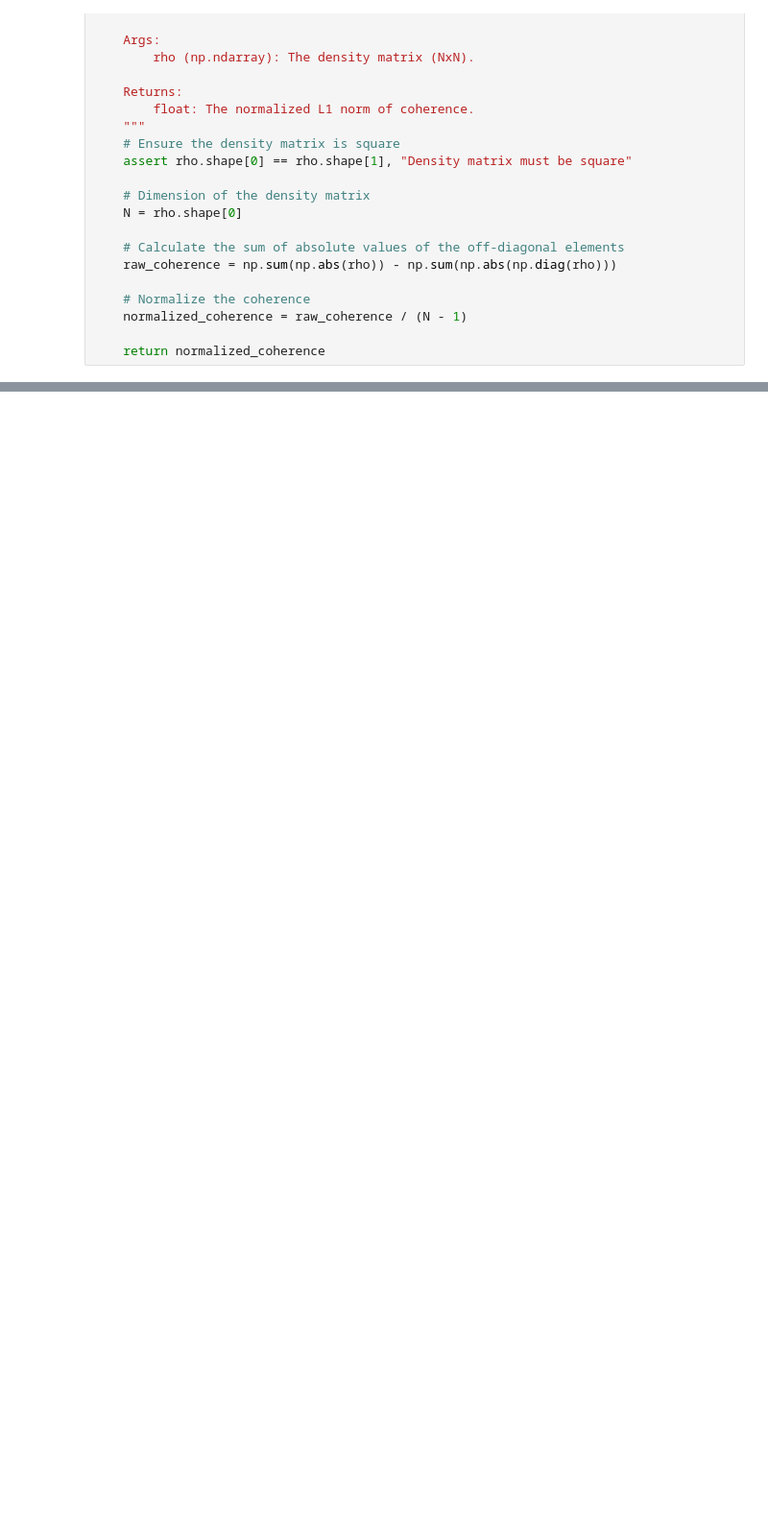
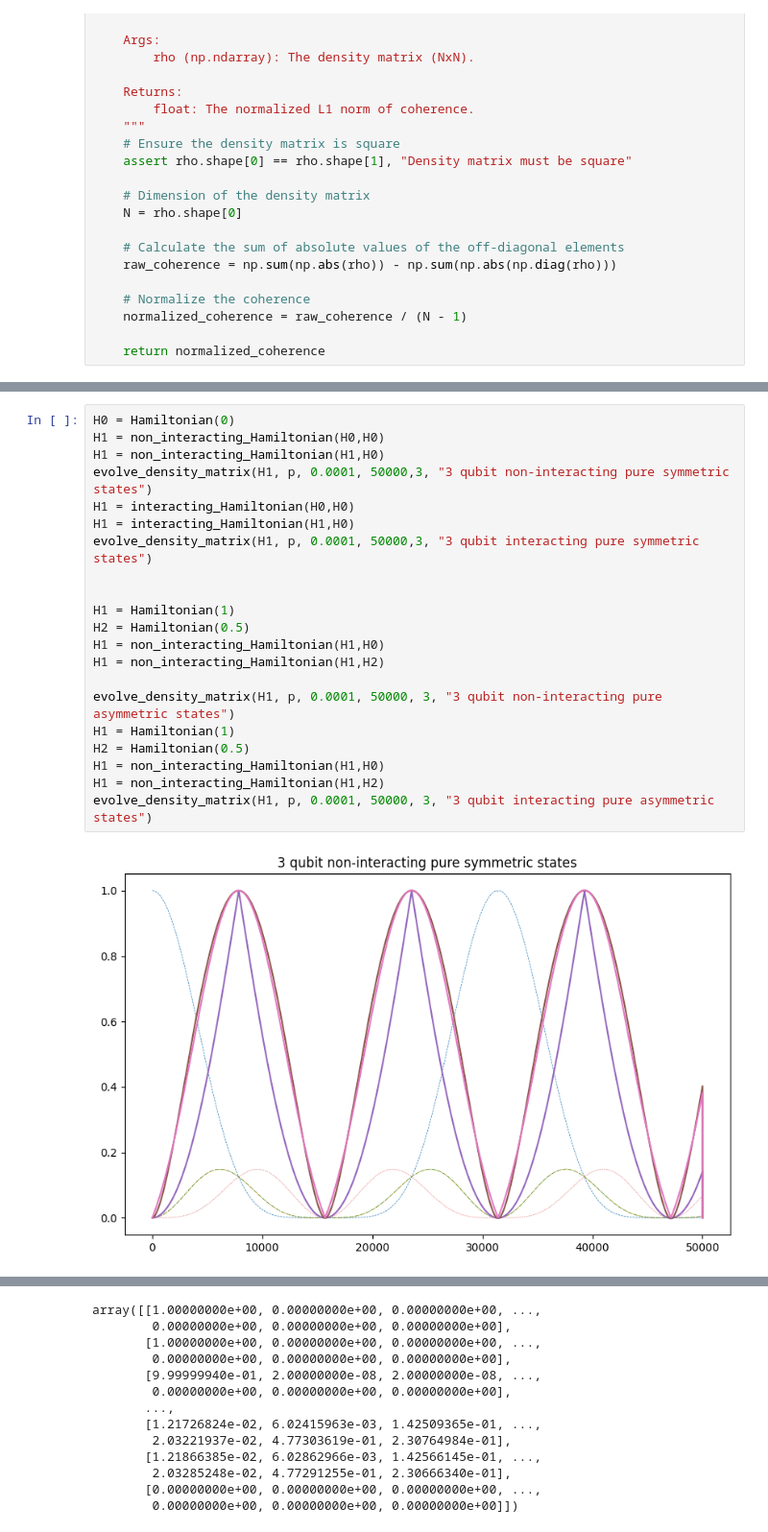
Before and after one commit to Shivangp4/Quantum-Coherence, a Jupyter notebook: Coherence.ipynb, the cells around one changed output, grey strips where cells are left out. Shown at 96% size. Drawn from its saved outputs; the diff is of its cells as text; blank space fills up the shorter version.

```diff
--- a/Coherence.ipynb
+++ b/Coherence.ipynb
@@ -209,3 +316,26 @@ array([[1.00000000e+00, 0.00000000e+00, 0.00000000e+00, 0.00000000e+00],
        [6.60674029e-02, 3.99849054e-01, 3.72548821e-01, 1.61534723e-01],
        [6.60669380e-02, 3.99942012e-01, 3.72462179e-01, 1.61528871e-01],
        [0.00000000e+00, 0.00000000e+00, 0.00000000e+00, 0.00000000e+00]])
+# %%
+H0 = Hamiltonian(0)
+H1 = non_interacting_Hamiltonian(H0,H0)
+H1 = non_interacting_Hamiltonian(H1,H0)
+evolve_density_matrix(H1, p, 0.0001, 50000,3, "3 qubit non-interacting pure symmetric states")
+H1 = interacting_Hamiltonian(H0,H0)
+H1 = interacting_Hamiltonian(H1,H0)
+evolve_density_matrix(H1, p, 0.0001, 50000,3, "3 qubit interacting pure symmetric states")
+
+
+H1 = Hamiltonian(1)
+H2 = Hamiltonian(0.5)
+H1 = non_interacting_Hamiltonian(H1,H0)
+H1 = non_interacting_Hamiltonian(H1,H2)
+
+evolve_density_matrix(H1, p, 0.0001, 50000, 3, "3 qubit non-interacting pure asymmetric states")
+H1 = Hamiltonian(1)
+H2 = Hamiltonian(0.5)
+H1 = non_interacting_Hamiltonian(H1,H0)
+H1 = non_interacting_Hamiltonian(H1,H2)
+evolve_density_matrix(H1, p, 0.0001, 50000, 3, "3 qubit interacting pure asymmetric states")
+# %% [output]
+[figure, added]
@@ -211,0 +345,13 @@ array([[1.00000000e+00, 0.00000000e+00, 0.00000000e+00, 0.00000000e+00],
+array([[1.00000000e+00, 0.00000000e+00, 0.00000000e+00, ...,
+        0.00000000e+00, 0.00000000e+00, 0.00000000e+00],
+       [1.00000000e+00, 0.00000000e+00, 0.00000000e+00, ...,
+        0.00000000e+00, 0.00000000e+00, 0.00000000e+00],
+       [9.99999940e-01, 2.00000000e-08, 2.00000000e-08, ...,
+        0.00000000e+00, 0.00000000e+00, 0.00000000e+00],
+       ...,
+       [1.21726824e-02, 6.02415963e-03, 1.42509365e-01, ...,
+        2.03221937e-02, 4.77303619e-01, 2.30764984e-01],
+       [1.21866385e-02, 6.02862966e-03, 1.42566145e-01, ...,
+        2.03285248e-02, 4.77291255e-01, 2.30666340e-01],
+       [0.00000000e+00, 0.00000000e+00, 0.00000000e+00, ...,
+        0.00000000e+00, 0.00000000e+00, 0.00000000e+00]])
```
Also changed, not shown: parts of 5 cells of this notebook.
